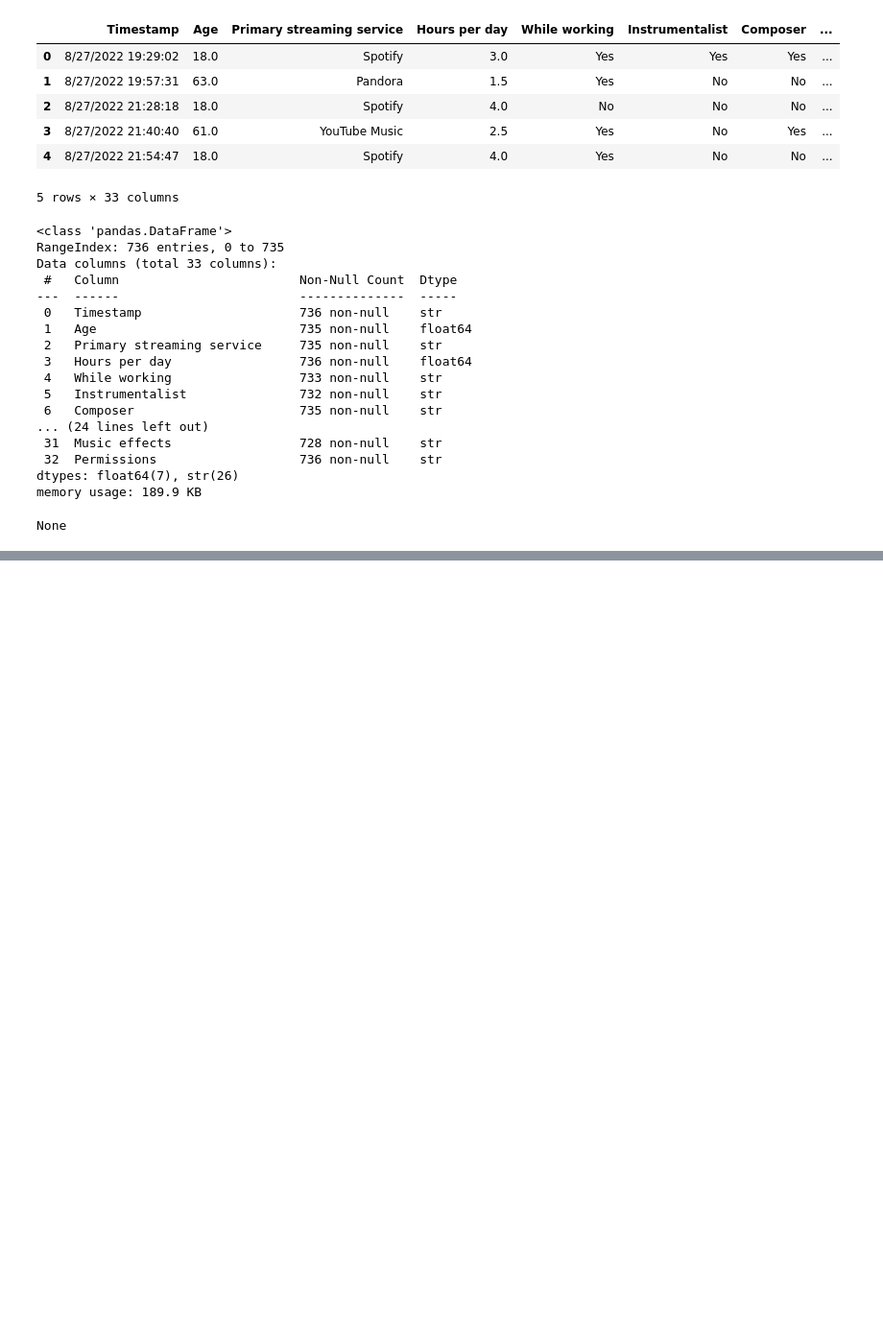
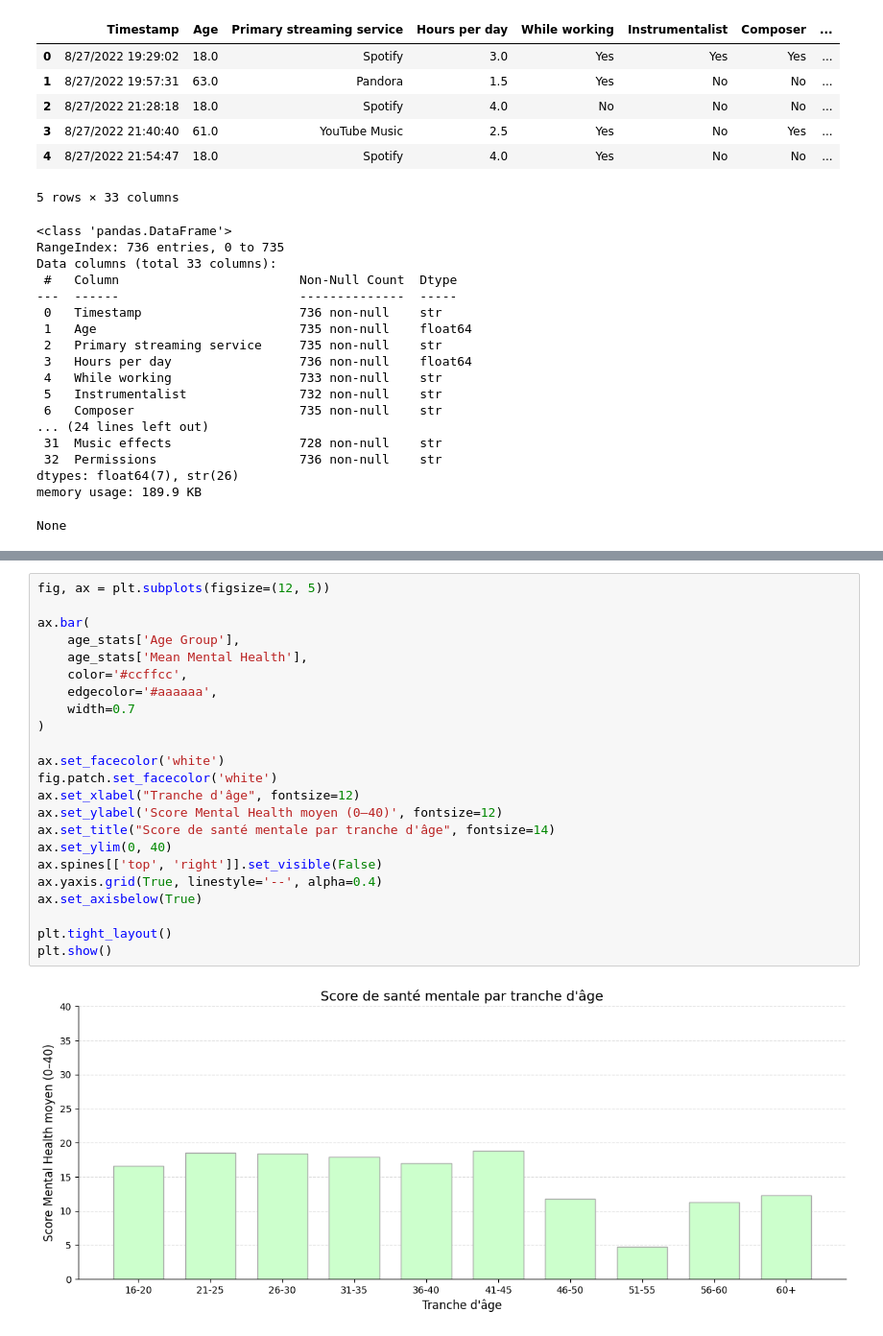
Before and after one commit to lrondal/I-am-hungry, a Jupyter notebook: project_dataVis_Letort_Rondal.ipynb, the cells around one changed output, grey strips where cells are left out. Shown at 96% size. Saved outputs shown, nothing was run; the diff lists cells and outputs as text; blank space fills up the shorter version.

Commit message:
Pleins de graphs en attandant la ligne directrice

```diff
--- a/project_dataVis_Letort_Rondal.ipynb
+++ b/project_dataVis_Letort_Rondal.ipynb
@@ -43,0 +69,25 @@ None
+# %%
+fig, ax = plt.subplots(figsize=(12, 5))
+
+ax.bar(
+    age_stats['Age Group'],
+    age_stats['Mean Mental Health'],
+    color='#ccffcc',
+    edgecolor='#aaaaaa',
+    width=0.7
+)
+
+ax.set_facecolor('white')
+fig.patch.set_facecolor('white')
+ax.set_xlabel("Tranche d'âge", fontsize=12)
+ax.set_ylabel('Score Mental Health moyen (0–40)', fontsize=12)
+ax.set_title("Score de santé mentale par tranche d'âge", fontsize=14)
+ax.set_ylim(0, 40)
+ax.spines[['top', 'right']].set_visible(False)
+ax.yaxis.grid(True, linestyle='--', alpha=0.4)
+ax.set_axisbelow(True)
+
+plt.tight_layout()
+plt.show()
+# %% [output]
+[figure, added]
```
Also changed, not shown: parts of 7 cells of this notebook, 1 other file.
